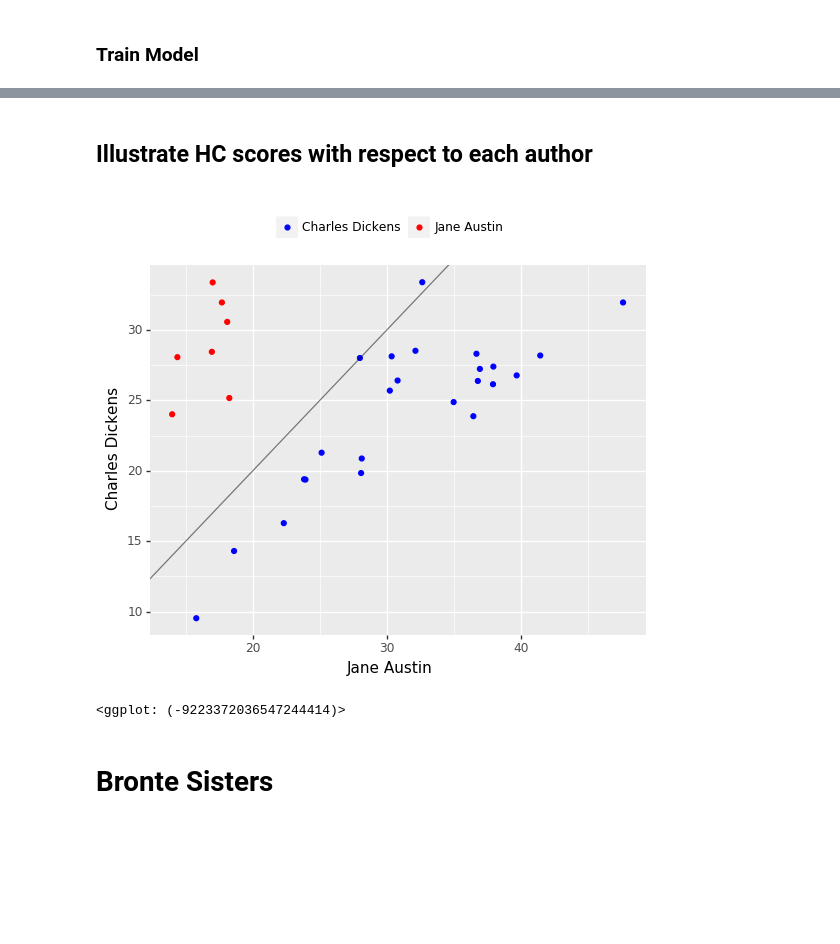
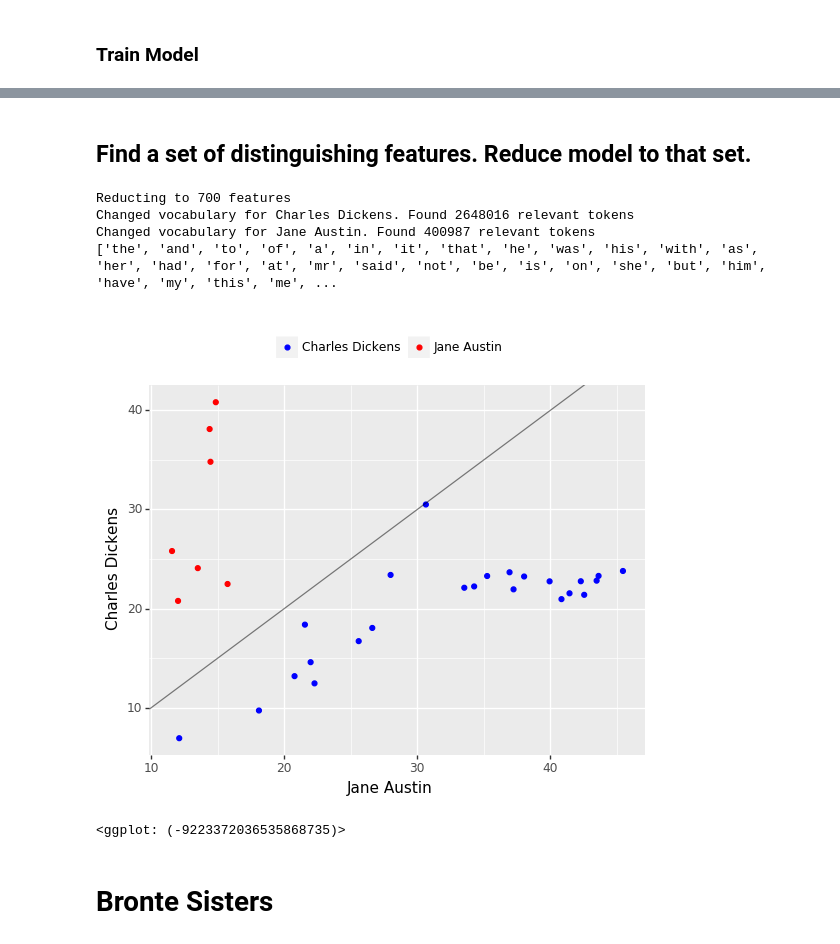
Before and after one commit to alonkipnis/AuthAttLib, a Jupyter notebook: AuthorshipAttribution_example.ipynb, the cells around one changed output, grey strips where cells are left out. Cells and saved outputs as stored; diff of their text form; code cells hidden in the pictures; blank space fills up the shorter version.

```diff
--- a/AuthorshipAttribution_example.ipynb
+++ b/AuthorshipAttribution_example.ipynb
@@ -71,14 +71,15 @@ Bronte_sisters = [
 def download_text(url) :
     r = requests.get(url)
     if r.status_code == requests.codes.ok :
-        return r.text.encode('UTF-8')
+        txt = r.text.encode('UTF-8')
+        return txt
     else:
         print('Failed')
         return ""
 
-lo_lists = dict({'Bronte' : Bronte_sisters,
-                 'Austin' : Austin,
-                 'Dickens' : Dickens})
+lo_lists = {'Austin' :  Austin,
+            'Dickens' : Dickens,
+            'BronteSisters' : Bronte_sisters}
 
 for ls in lo_lists :
     data = pd.DataFrame(lo_lists[ls], columns=['author', 'title', 'url'])
@@ -111,22 +112,25 @@ for ls in lo_lists :
 # %%
 def clean_corpus(data) :
-    HEADER = 1000
+    HEADER = 1000 # remove first 1000 characteres, usually contains header information
     data.text = data.text.apply(lambda x : x[HEADER:]) #trim header
+    data.text = data.text.apply(lambda st : re.sub("\\\\x[0-9a-f]+","",st))
+    data.text = data.text.apply(lambda st : re.sub("\\\\(n|r)","",st))
     data = data.filter(['author', 'title', 'text']).rename(columns = {'title' : 'doc_id'})
     return data
 
 
-Dickens_corpus = pd.read_csv('Dickens.csv')
-Austin_corpus = pd.read_csv('Austin.csv')
+Dickens_corpus = pd.read_csv('./Data/Dickens.csv')
+Austin_corpus = pd.read_csv('./Data/Austin.csv')
 
 data = pd.concat([clean_corpus(Dickens_corpus),
                   clean_corpus(Austin_corpus)])
 # %% [markdown]
 <H3>Train Model</H3>
 # %%
-model = AuthorshipAttributionMultiText(data,
+model = AuthorshipAttributionMulti(data,
                         vocab_size = 1000, # number of features
-                        words_to_ignore = ['?','.',',',':',';','!','-'],
+                        words_to_ignore =
+                    ['?','.',',',':',';','!','-','"','(',')'],
                         stbl = True, #mode of HC score
                         ngram_range = (1,1), # how many ngram to use
                         )
@@ -142,10 +152,20 @@ df = model.internal_stats()
-# %% [markdown]
-<H2>Illustrate HC scores with respect to each author</H2>
+# %% [markdown]
+<H2>Find a set of distinguishing features. Reduce model to that set. </H2>
+# %%
+feat = model.reduce_features_from_model_pair('Charles Dickens', 'Jane Austin')
+print(feat)
+# %% [output]
+Reducting to 700 features
+Changed vocabulary for Charles Dickens. Found 2648016 relevant tokens
+Changed vocabulary for Jane Austin. Found 400987 relevant tokens
+['the', 'and', 'to', 'of', 'a', 'in', 'it', 'that', 'he', 'was', 'his', 'with', 'as', 'her', 'had', 'for', 'at', 'mr', 'said', 'not', 'be', 'is', 'on', 'she', 'but', 'him', 'have', 'my', 'this', 'me', ...
 # %%
+#compute HC scores of document against each corpus
+df = model.internal_stats()
 plot_author_pair_HC(df, wrt_author=('Jane Austin', 'Charles Dickens'))
 # %% [output]
-[figure, old version]
+[figure, new version]
-<ggplot: (-9223372036547244414)>
+<ggplot: (-9223372036535868735)>
 # %% [markdown]
 <H1>Bronte Sisters</H1>
 # %%
```
Also changed, not shown: parts of 5 cells of this notebook, 1 other file.
